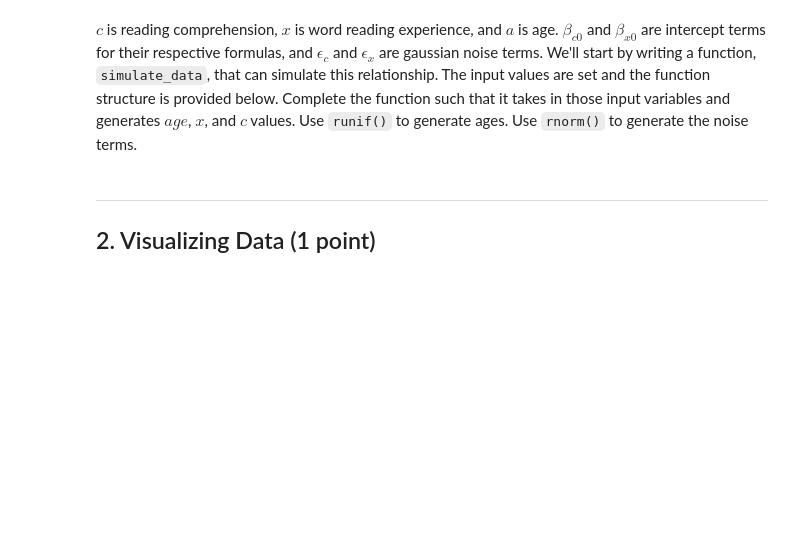
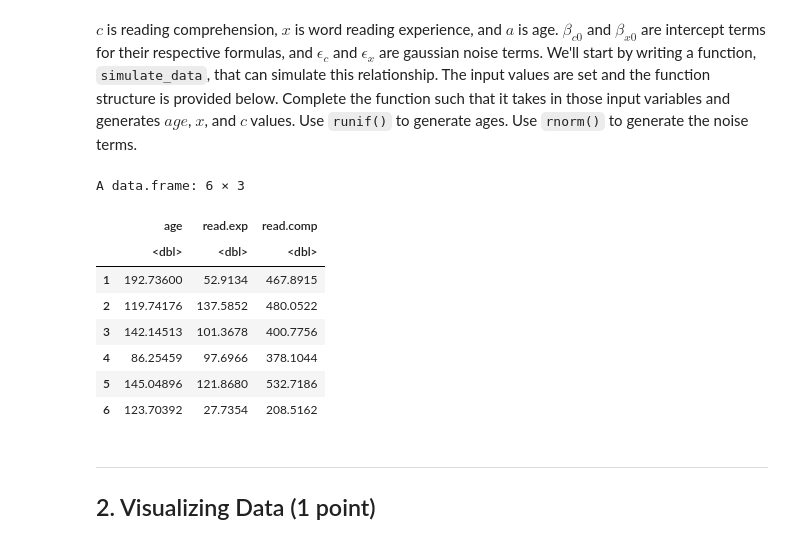
Before and after one commit to emilybgoldberg/Goldberg_DSPN_S22, a Jupyter notebook: Homework9.ipynb, the cells around one changed output. Cells and saved outputs as stored; diff of their text form; code cells hidden in the pictures; blank space fills up the shorter version.

```diff
--- a/Homework9.ipynb
+++ b/Homework9.ipynb
@@ -19,27 +19,40 @@ $$c = \beta_{ca} a + \beta_{cx} x + \beta_{c0} + \epsilon_c$$
 # %% [markdown]
 $c$ is reading comprehension, $x$ is word reading experience, and $a$ is age. $\beta_{c0}$ and $\beta_{x0}$ are intercept terms for their respective formulas, and $\epsilon_{c}$ and $\epsilon_{x}$ are gaussian noise terms. We'll start by writing a function, `simulate_data`, that can simulate this relationship. The input values are set and the function structure is provided below. Complete the function such that it takes in those input variables and generates $age$, $x$, and $c$ values. Use `runif()` to generate ages. Use `rnorm()` to generate the noise terms.
 # %%
+options(warn=-1)
+
+
 sample_size = 100 # How many children in data set?
 age_lo = 80     # minimum age, in months
 age_hi = 200    # maximum age, in months
 beta_xa = 0.5   # amount by which experience changes for increase of one month in age
 beta_x0 = -5    # amount of experience when age = 0 (not interpretable, since minimum age for this data is 80 months)
 sd_x = 50       # standard dev of gaussian noise term, epsilon_x
 beta_ca = 0.8   # amount that comprehension score improves for every increase of one unit in age
 beta_cx = 3     # amount that comprehension score improves for every increase of one unit in reading experience
 beta_c0 = 10    # comprehension score when reading experience is 0.
 sd_c = 85      # standard dev of gaussian noise term, epsilon_c
 
 
 simulate_data <- function(sample_size, age_lo, age_hi, beta_xa, beta_x0, sd_x, beta_ca, beta_cx, beta_c0, sd_c){
   age = runif(sample_size, age_lo, age_hi) # age of child in months
   x = beta_xa*age + beta_x0 + rnorm(sample_size, sd = sd_x) # word experience
   c = beta_ca*age + beta_cx*x + beta_c0 + rnorm(sample_size, sd = sd_c) # reading comp
   return(data.frame(age=age, read.exp = x, read.comp = c))
 }
 
 dat <- simulate_data(sample_size, age_lo, age_hi, beta_xa, beta_x0, sd_x, beta_ca, beta_cx, beta_c0, sd_c)
 head(dat)
+# %% [output]
+A data.frame: 6 × 3
+|  | age | read.exp | read.comp |
+|  | <dbl> | <dbl> | <dbl> |
+| 1 | 192.73600 | 52.9134 | 467.8915 |
+| 2 | 119.74176 | 137.5852 | 480.0522 |
+| 3 | 142.14513 | 101.3678 | 400.7756 |
+| 4 | 86.25459 | 97.6966 | 378.1044 |
+| 5 | 145.04896 | 121.8680 | 532.7186 |
+| 6 | 123.70392 | 27.7354 | 208.5162 |
 # %% [markdown]
 ---
 ## 2. Visualizing Data (1 point)
```
Also changed, not shown: parts of 15 cells of this notebook.
